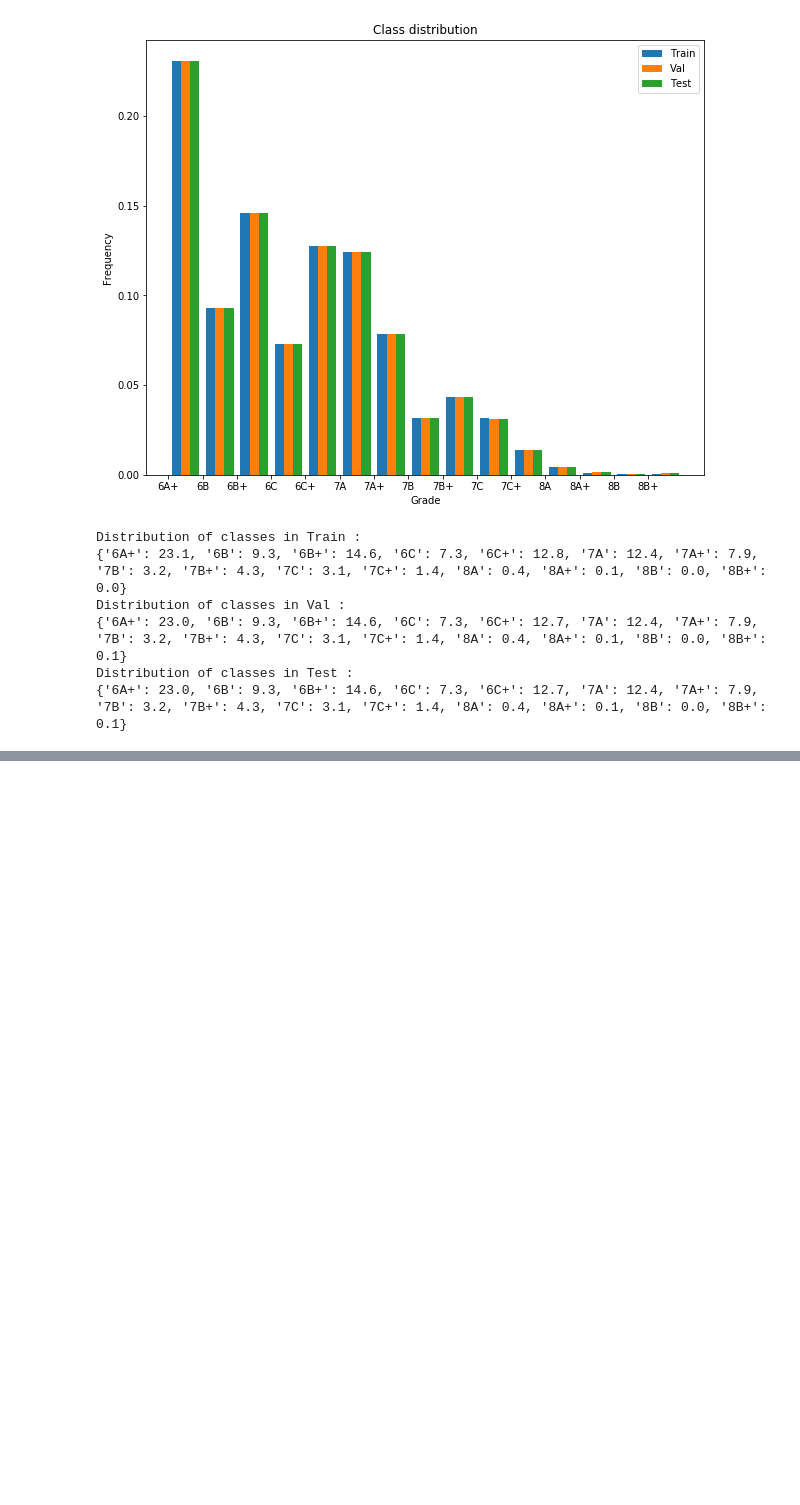
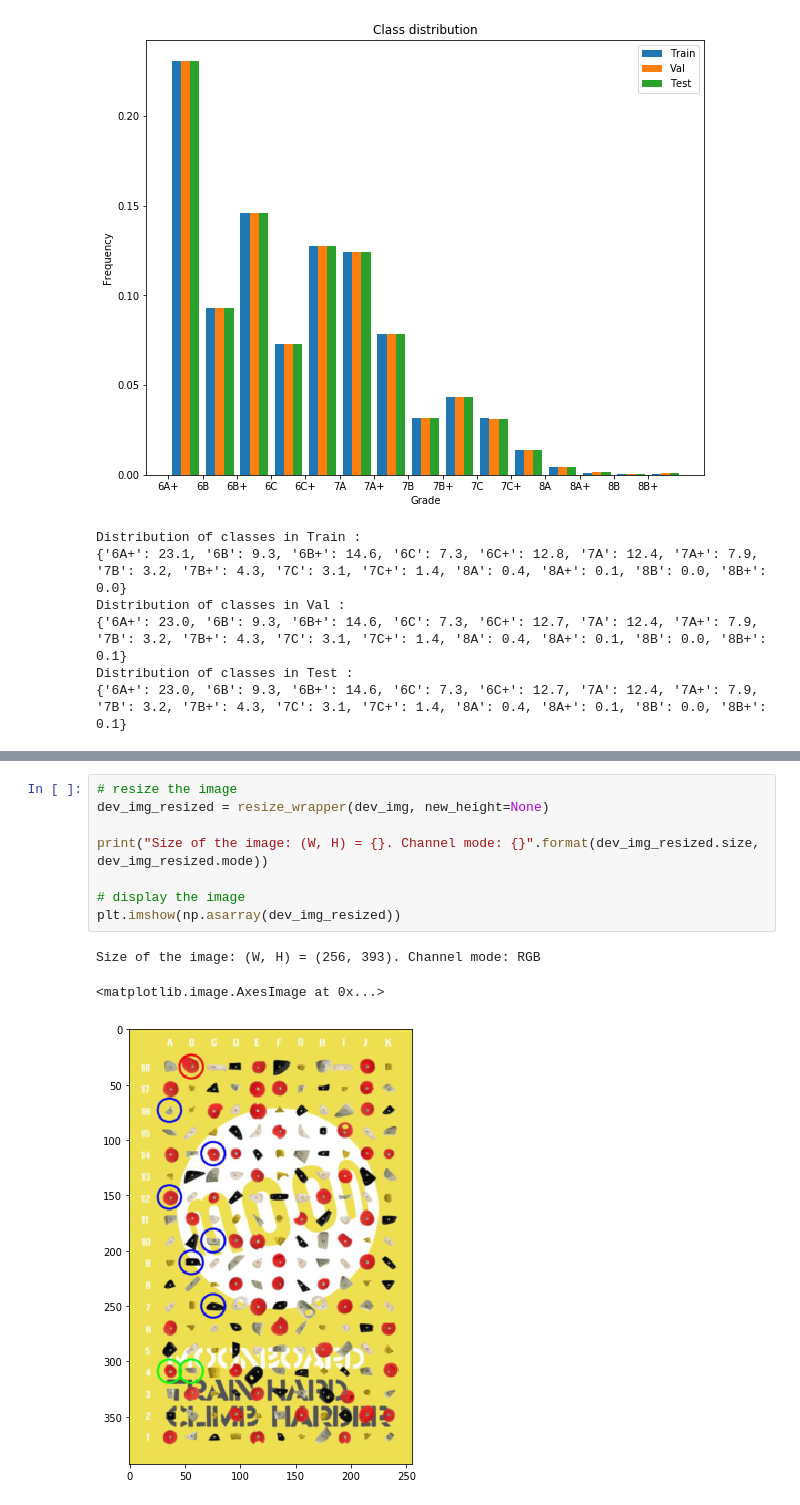
Before and after one commit to ColasGael/DeepClimb, a Jupyter notebook: data/data_exploration.ipynb, the cells around one changed output, grey strips where cells are left out. Cells and saved outputs as stored; diff of their text form; blank space fills up the shorter version.

```diff
--- a/data/data_exploration.ipynb
+++ b/data/data_exploration.ipynb
@@ -182,0 +261,12 @@ Distribution of classes in Test :
+# %%
+# resize the image
+dev_img_resized = resize_wrapper(dev_img, new_height=None)
+
+print("Size of the image: (W, H) = {}. Channel mode: {}".format(dev_img_resized.size, dev_img_resized.mode))
+
+# display the image
+plt.imshow(np.asarray(dev_img_resized))
+# %% [output]
+Size of the image: (W, H) = (256, 393). Channel mode: RGB
+<matplotlib.image.AxesImage at 0x...>
+[figure, added]
```
Also changed, not shown: parts of 9 cells of this notebook, 11 other files.
